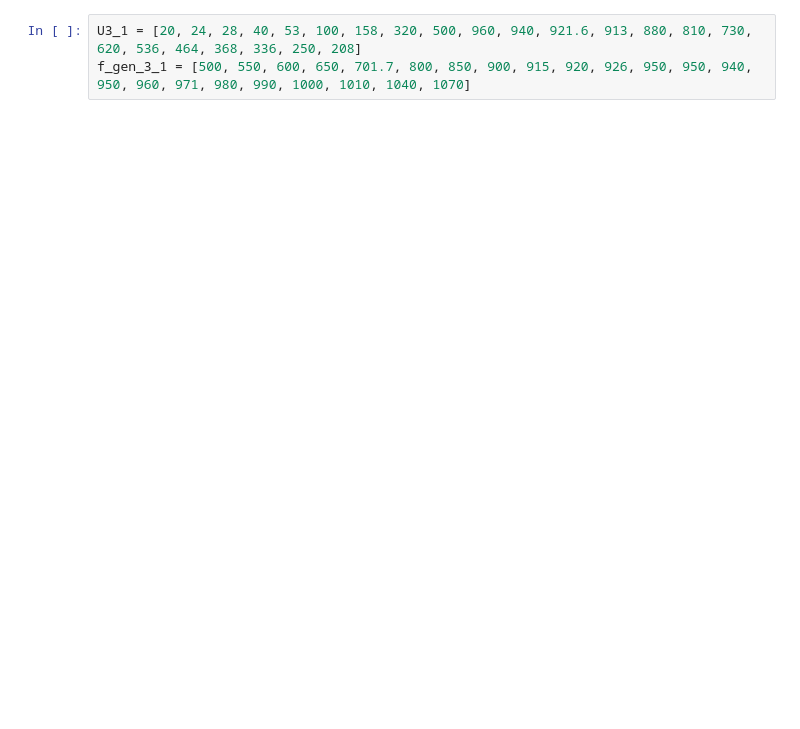
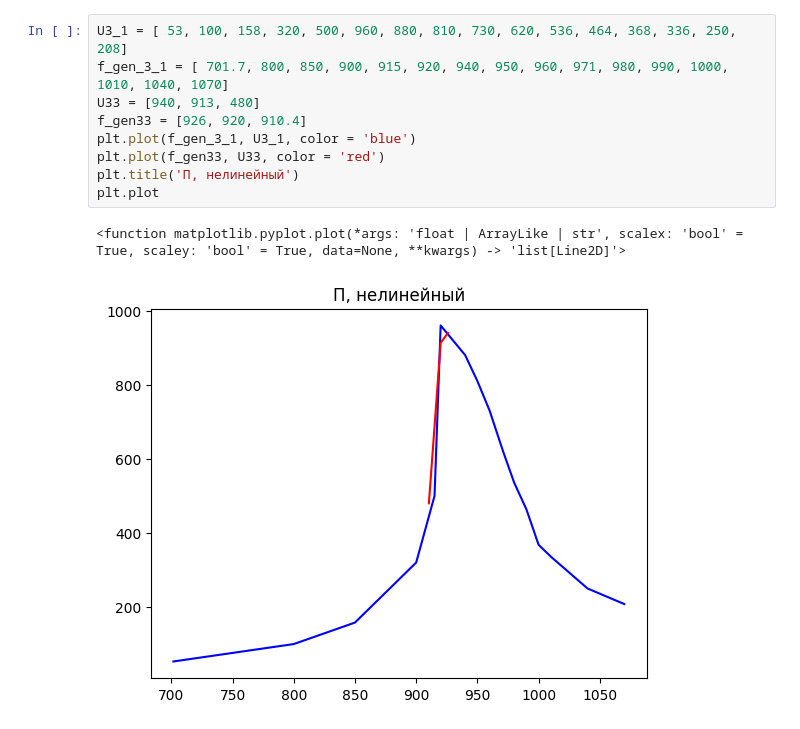
Before and after one commit to bdExplore/Python-Programs, a Jupyter notebook: Physical practice/fluctuation_resonance.ipynb, the cells around one changed output. Saved outputs shown, nothing was run; the diff lists cells and outputs as text; blank space fills up the shorter version.

```diff
--- a/Physical practice/fluctuation_resonance.ipynb
+++ b/Physical practice/fluctuation_resonance.ipynb
@@ -13,4 +53,13 @@ f_rez = [817.5, 841, 847.3, 863.4, 872.8, 883.2, 985.5, 906.7, 912.1, 925.9]
 # %%
-U3_1 = [20, 24, 28, 40, 53, 100, 158, 320, 500, 960, 940, 921.6, 913, 880, 810, 730, 620, 536, 464, 368, 336, 250, 208]
-f_gen_3_1 = [500, 550, 600, 650, 701.7, 800, 850, 900, 915, 920, 926, 950, 950, 940, 950, 960, 971, 980, 990, 1000, 1010, 1040, 1070]
+U3_1 = [ 53, 100, 158, 320, 500, 960, 880, 810, 730, 620, 536, 464, 368, 336, 250, 208]
+f_gen_3_1 = [ 701.7, 800, 850, 900, 915, 920, 940, 950, 960, 971, 980, 990, 1000, 1010, 1040, 1070]
+U33 = [940, 913, 480]
+f_gen33 = [926, 920, 910.4]
+plt.plot(f_gen_3_1, U3_1, color = 'blue')
+plt.plot(f_gen33, U33, color = 'red')
+plt.title('П, нелинейный')
+plt.plot
+# %% [output]
+<function matplotlib.pyplot.plot(*args: 'float | ArrayLike | str', scalex: 'bool' = True, scaley: 'bool' = True, data=None, **kwargs) -> 'list[Line2D]'>
+[figure, added]
 # %%
```
Also changed, not shown: parts of 8 cells of this notebook, 4 other files.
